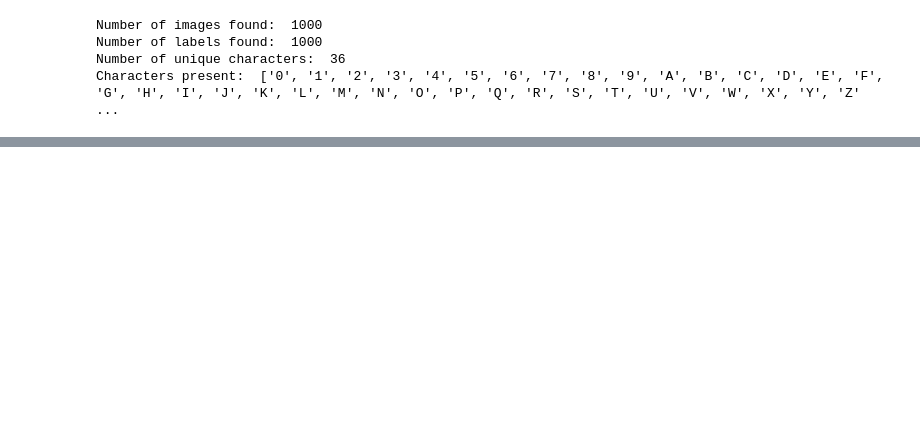
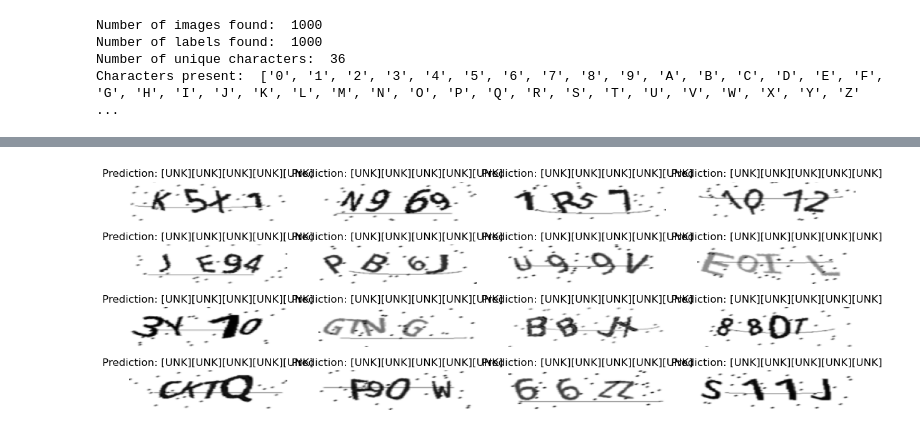
Before and after one commit to KataRiegels/captcha, a Jupyter notebook: Captcha.ipynb, the cells around one changed output, grey strips where cells are left out. Saved outputs shown, nothing was run; the diff lists cells and outputs as text; code cells hidden in the pictures; blank space fills up the shorter version.

```diff
--- a/Captcha.ipynb
+++ b/Captcha.ipynb
@@ -380,0 +419,46 @@ def encode_single_sample(img_path, label):
+# %%
+# Splitting data into training and validation sets
+x_train2, x_valid2, y_train2, y_valid2 = split_data(np.array(images2), np.array(labels2))
+# %%
+train_dataset2 = tf.data.Dataset.from_tensor_slices((x_train2, y_train2))
+train_datases2 = (
+    train_dataset2.map(
+        encode_single_sample, num_parallel_calls=tf.data.AUTOTUNE
+    )
+    .batch(batch_size)
+    .prefetch(buffer_size=tf.data.AUTOTUNE)
+)
+
+validation_dataset2 = tf.data.Dataset.from_tensor_slices((x_valid2, y_valid2))
+# validation_dataset2 = tf.data.Dataset.from_tensor_slices((x_valid2, y_valid))
+validation_dataset2 = (
+    validation_dataset2.map(
+        encode_single_sample, num_parallel_calls=tf.data.AUTOTUNE
+    )
+    .batch(batch_size)
+    .prefetch(buffer_size=tf.data.AUTOTUNE)
+)
+# %%
+#  Let's check results on some validation samples
+for batch in validation_dataset2.take(1):
+    batch_images = batch["image"]
+    batch_labels = batch["label"]
+
+    preds = prediction_model.predict(batch_images)
+    pred_texts = decode_batch_predictions(preds)
+
+    orig_texts = []
+    for label in batch_labels:
+        label = tf.strings.reduce_join(num_to_char(label)).numpy().decode("utf-8")
+        orig_texts.append(label)
+
+    _, ax = plt.subplots(4, 4, figsize=(15, 5))
+    for i in range(len(pred_texts)):
+        img = (batch_images[i, :, :, 0] * 255).numpy().astype(np.uint8)
+        img = img.T
+        title = f"Prediction: {pred_texts[i]}"
+        ax[i // 4, i % 4].imshow(img, cmap="gray")
+        ax[i // 4, i % 4].set_title(title)
+        ax[i // 4, i % 4].axis("off")
+plt.show()
+# %% [output]
@@ -380,0 +466 @@ def encode_single_sample(img_path, label):
+[figure, added]
```
Also changed, not shown: parts of 12 cells of this notebook.
